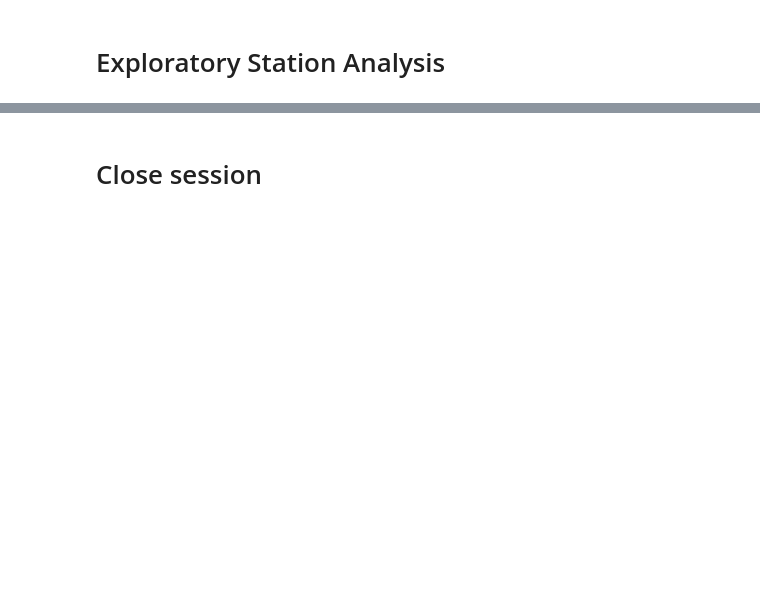
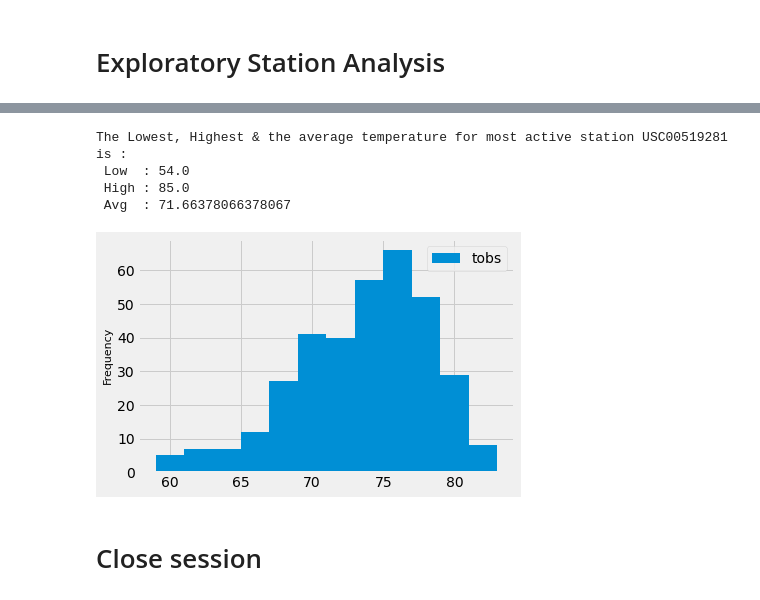
Before and after one commit to AnnetteHeredia/sqlalchemy-challenge, a Jupyter notebook: climate_starter.ipynb, the cells around one changed output, grey strips where cells are left out. Drawn from its saved outputs; the diff is of its cells as text; code cells hidden in the pictures; blank space fills up the shorter version.

```diff
--- a/climate_starter.ipynb
+++ b/climate_starter.ipynb
@@ -70,0 +100,24 @@ session = Session(engine)
+# %%
+# Design a query to find the most active stations (i.e. what stations have the most rows?)
+# List the stations and the counts in descending order.
+# What are the most active stations? (i.e. what stations have the most rows)?
+# List the stations and the counts in descending order.
+active_stations_descending = session.query(Measurement.station, func.count(Measurement.station)).\
+        group_by(Measurement.station).order_by(func.count(Measurement.station).desc()).all()
+
+most_active_station_name = ""
+most_active_station = active_stations_descending[0][0]
+
+for location in locations:
+    if(location.station == active_stations_descending[0][0]):
+        most_active_station_name = location.name
+print(f"The most active stations information is as follows: ")
+print(f" Name    : {most_active_station_name} ")
+print(f" Station : {active_stations_descending[0][0]}")
+print(f" Count   : {active_stations_descending[0][1]}")
+print("")
+print("List of the stations and the counts in descending order:")
+print("Station        Counts")
+print("-----------------------")
+for active_station_descending in active_stations_descending:
+    print(active_station_descending[0], "   ", active_station_descending[1])
@@ -71,3 +142,34 @@ session = Session(engine)
+# %%
+# Using the most active station id from the previous query, calculate the lowest, highest, and average temperature.
+temperature_frequencies = session.query(func.min(Measurement.tobs), func.max(Measurement.tobs), func.avg(Measurement.tobs)).\
+    filter(Measurement.station == most_active_station).all()
+print(f"The Lowest, Highest & the average temperature for most active station {most_active_station} is :")
+print(f" Low  : {temperature_frequencies[0][0]}")
+print(f" High : {temperature_frequencies[0][1]}")
+print(f" Avg  : {temperature_frequencies[0][2]}")
+# %% [output]
+The Lowest, Highest & the average temperature for most active station USC00519281 is :
+ Low  : 54.0
+ High : 85.0
+ Avg  : 71.66378066378067
+# %%
+# Using the most active station id
+# Query the last 12 months of temperature observation data for this station and plot the results as a histogram
+temp_results = session.query(Measurement.date, Measurement.tobs).\
+    filter(Measurement.station == most_active_station).filter(Measurement.date >= last_year).\
+    group_by(Measurement.date).all()
+
+# Put data into dataframe so it can be plotted as histogram
+temp_results_df = pd.DataFrame(data=temp_results, columns=["date", "tobs"])
+temp_results_df = temp_results_df.set_index('date', drop=True)
+
+#Plot the results as a histogram with bins=12
+plt.hist(temp_results_df['tobs'],12, label="tobs")
+plt.ylabel("Frequency", fontsize=11)
+plt.legend()
+plt.show()
+# %% [output]
+[figure, added]
 # %% [markdown]
 # Close session
 # %%
```
Also changed, not shown: parts of 10 cells of this notebook, 1 other file.
